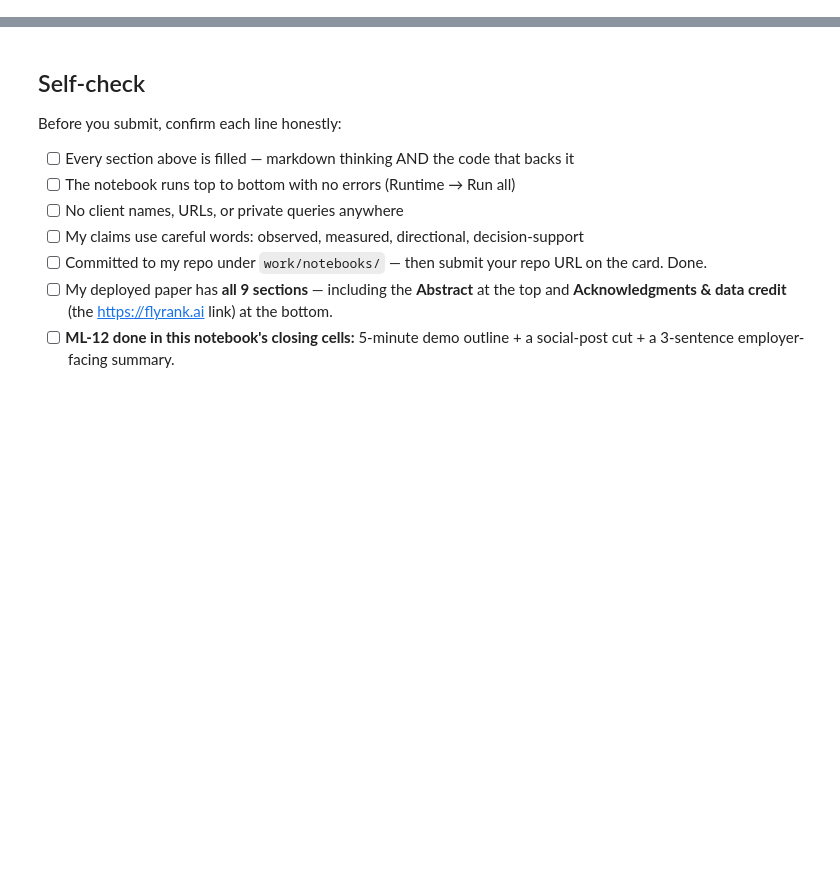
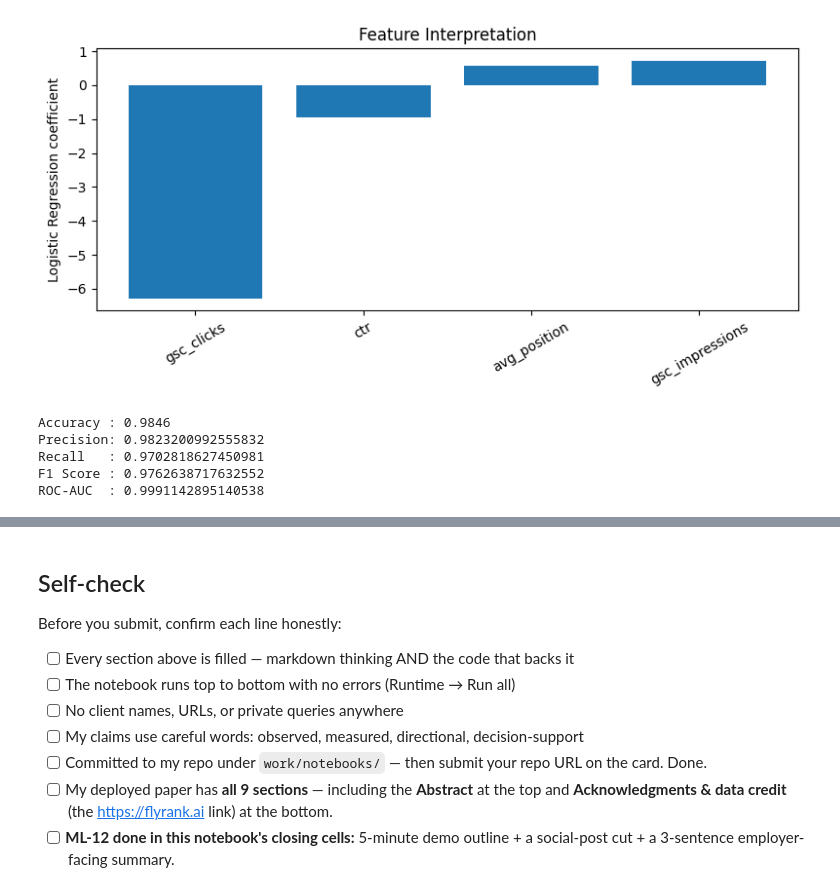
Before and after one commit to GauriKale1328/flyrank-assignment, a Jupyter notebook: work/notebooks/capstone.ipynb, the cells around one changed output, grey strips where cells are left out. Drawn from its saved outputs; the diff is of its cells as text; code cells hidden in the pictures; blank space fills up the shorter version.

```diff
--- a/work/notebooks/capstone.ipynb
+++ b/work/notebooks/capstone.ipynb
@@ -36,0 +328,13 @@ This skeleton is yours to fill. Work the sections **in order** — each one has
+# %%
+feature_importance = pd.DataFrame({
+    "feature": features,
+    "coefficient": model.coef_[0]
+})
+
+feature_importance = feature_importance.sort_values(
+    by="coefficient",
+    key=lambda x: x.abs(),
+    ascending=False
+)
+
+feature_importance
@@ -36,0 +347,52 @@ This skeleton is yours to fill. Work the sections **in order** — each one has
+# %%
+import matplotlib.pyplot as plt
+
+plot_df = feature_importance.sort_values(
+    "coefficient"
+)
+
+plt.figure(figsize=(8, 4))
+
+plt.bar(
+    plot_df["feature"],
+    plot_df["coefficient"]
+)
+
+plt.xticks(rotation=30)
+plt.ylabel("Logistic Regression coefficient")
+plt.title("Feature Interpretation")
+
+plt.tight_layout()
+
+plt.savefig(
+    "feature_interpretation.png",
+    dpi=150,
+    bbox_inches="tight"
+)
+
+plt.show()
+# %% [output]
+[figure, added]
+# %%
+from sklearn.metrics import (
+    accuracy_score,
+    precision_score,
+    recall_score,
+    f1_score,
+    roc_auc_score
+)
+
+y_pred = model.predict(X_test)
+y_prob = model.predict_proba(X_test)[:, 1]
+
+print("Accuracy :", accuracy_score(y_test, y_pred))
+print("Precision:", precision_score(y_test, y_pred))
+print("Recall   :", recall_score(y_test, y_pred))
+print("F1 Score :", f1_score(y_test, y_pred))
+print("ROC-AUC  :", roc_auc_score(y_test, y_prob))
+# %% [output]
+Accuracy : 0.9846
+Precision: 0.9823200992555832
+Recall   : 0.9702818627450981
+F1 Score : 0.9762638717632552
+ROC-AUC  : 0.9991142895140538
```
Also changed, not shown: parts of 36 cells of this notebook.
